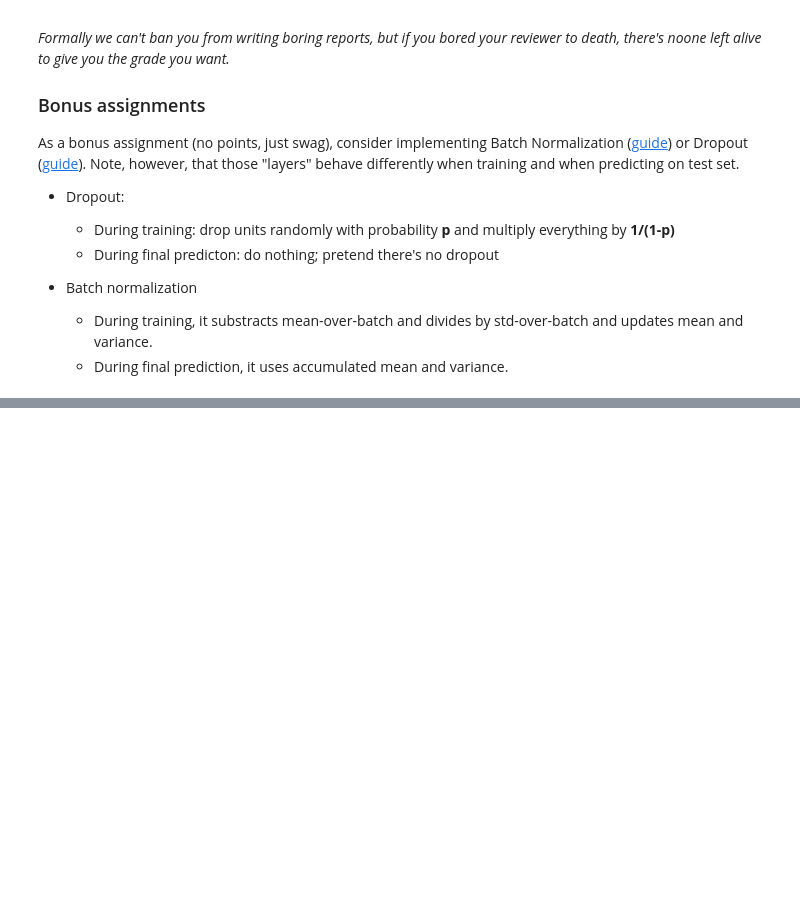
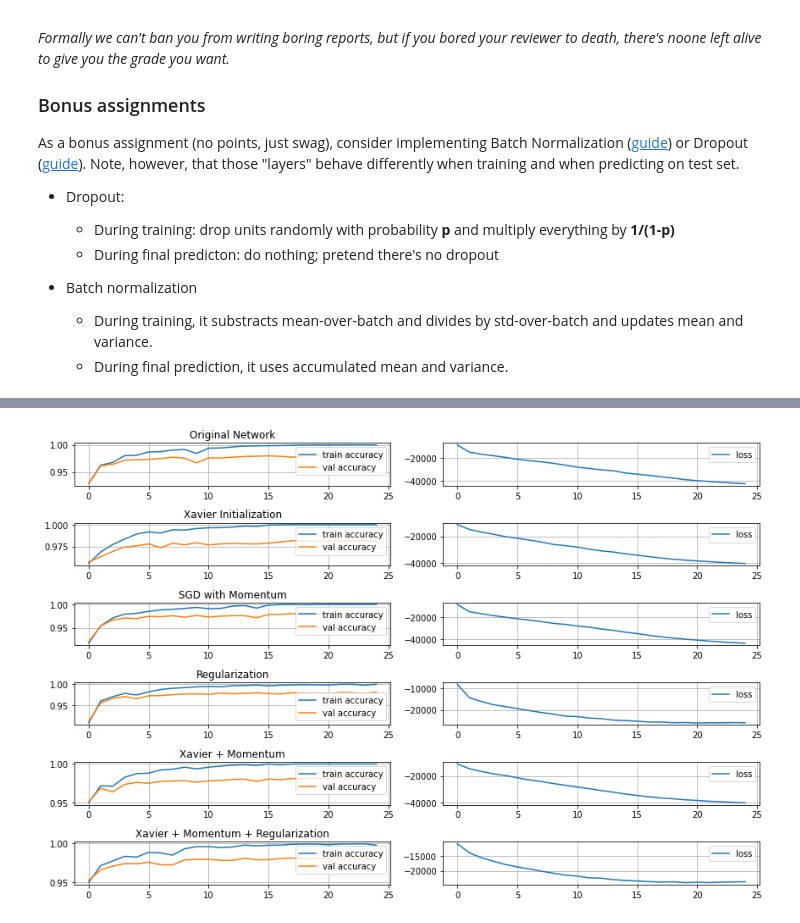
Before and after one commit to GaborBakos/deep_learning, a Jupyter notebook: NumpyNN_(honor).ipynb, the cells around one changed output, grey strips where cells are left out. Saved outputs shown, nothing was run; the diff lists cells and outputs as text; code cells hidden in the pictures; blank space fills up the shorter version.

```diff
--- a/NumpyNN_(honor).ipynb
+++ b/NumpyNN_(honor).ipynb
@@ -924,0 +1048,97 @@ Regularization lambda=0.0001: 0.99876              0.9801                   ***J
+# %%
+network = []
+network.append(Dense(X_train.shape[1],100, xavier_initialization=False, optimizer_type=None))
+network.append(ReLU())
+network.append(Dense(100,200, xavier_initialization=False, optimizer_type=None))
+network.append(ReLU())
+network.append(Dense(200,10, xavier_initialization=False, optimizer_type=None))
+
+nn0 = Network(network)
+
+network = []
+network.append(Dense(X_train.shape[1],100, xavier_initialization=True, optimizer_type=None))
+network.append(ReLU())
+network.append(Dense(100,200, xavier_initialization=True, optimizer_type=None))
+network.append(ReLU())
+network.append(Dense(200,10, xavier_initialization=True, optimizer_type=None))
+
+nn1 = Network(network)
+
+network = []
+network.append(Dense(X_train.shape[1],100, xavier_initialization=False, optimizer_type=Optimizers.momentum))
+network.append(ReLU())
+network.append(Dense(100,200, xavier_initialization=False, optimizer_type=Optimizers.momentum))
+network.append(ReLU())
+network.append(Dense(200,10, xavier_initialization=False, optimizer_type=Optimizers.momentum))
+
+nn2 = Network(network)
+
+
+network = []
+network.append(Dense(X_train.shape[1],100, xavier_initialization=False, optimizer_type=None, regularization=True))
+network.append(ReLU())
+network.append(Dense(100,200, xavier_initialization=False, optimizer_type=None, regularization=True))
+network.append(ReLU())
+network.append(Dense(200,10, xavier_initialization=False, optimizer_type=None, regularization=True))
+
+nn3 = Network(network)
+
+
+network = []
+network.append(Dense(X_train.shape[1],100, xavier_initialization=True, optimizer_type=Optimizers.momentum))
+network.append(ReLU())
+network.append(Dense(100,200, xavier_initialization=True, optimizer_type=Optimizers.momentum))
+network.append(ReLU())
+network.append(Dense(200,10, xavier_initialization=True, optimizer_type=Optimizers.momentum))
+
+nn4 = Network(network)
+
+network = []
+network.append(Dense(X_train.shape[1],100, xavier_initialization=True, optimizer_type=Optimizers.momentum, regularization=True, reg_lambda=0.0001))
+network.append(ReLU())
+network.append(Dense(100,200, xavier_initialization=True, optimizer_type=Optimizers.momentum, regularization=True, reg_lambda=0.0001))
+network.append(ReLU())
+network.append(Dense(200,10, xavier_initialization=True, optimizer_type=Optimizers.momentum, regularization=True, reg_lambda=0.0001))
+
+nn5 = Network(network)
+
+network_of_networks = [nn0, nn1, nn2, nn3, nn4, nn5]
+network_names = ["Original Network", "Xavier Initialization", "SGD with Momentum", "Regularization", "Xavier + Momentum", "Xavier + Momentum + Regularization"]
+
+
+
+from IPython.display import clear_output
+from collections import defaultdict
+from pprint import pprint
+plt.rcParams['figure.figsize'] = [12, 8]
+train_log = defaultdict(list)
+val_log = defaultdict(list)
+loss_log = defaultdict(list)
+for epoch in range(25):
+    fig, ax = plt.subplots(len(network_of_networks), 2, squeeze=False)
+    for idx, nn in enumerate(network_of_networks):
+        name = network_names[idx]
+        tmp = 0
+        for x_batch,y_batch in iterate_minibatches(X_train,y_train,batchsize=32,shuffle=True):
+            tmp += nn.train(x_batch,y_batch)
+        loss_log[name].append(tmp)
+        train_log[name].append(np.mean(nn.predict(X_train)==y_train))
+        val_log[name].append(np.mean(nn.predict(X_val)==y_val))
+        clear_output()
+        print(f"{f'Epoch: {epoch}': <{len(network_names[-1])+1}} {'Training accuracy': <20} {'Validation accuracy': <20}")
+        for jdx, ((key, training_val_list), validation_val_list) in enumerate(zip(train_log.items(), val_log.values())):
+            print(f"{key:.<{len(network_names[-1])}}: {training_val_list[-1]: <20} {validation_val_list[-1]: <20}" + (jdx == idx) * "     ***Just Updated (below values are from previous epoch)")
+        ax[idx, 0].plot(train_log[name], label='train accuracy')
+        ax[idx, 0].plot(val_log[name], label='val accuracy')
+        ax[idx, 1].plot(loss_log[name], label='loss')
+        ax[idx, 0].set_title(f"{name}")
+    for i in range(len(network_of_networks)):
+        ax[i, 0].legend()
+        ax[i, 1].legend()
+        ax[i, 0].legend(loc='best')
+        ax[i, 1].legend(loc='best')
+        ax[i, 0].grid()
+        ax[i, 1].grid()
+    plt.tight_layout()
+    plt.show()
+# %% [output]
@@ -924,0 +1152 @@ Regularization lambda=0.0001: 0.99876              0.9801                   ***J
+[figure, added]
```
Also changed, not shown: parts of 17 cells of this notebook.
